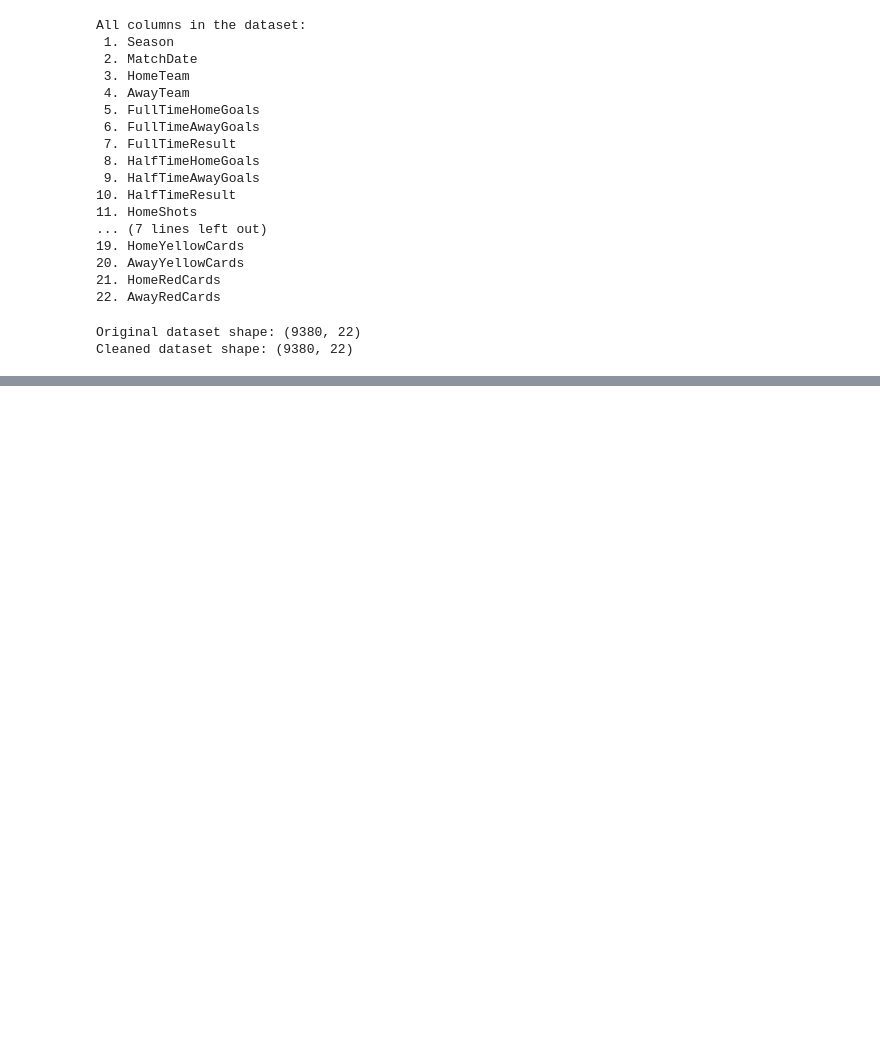
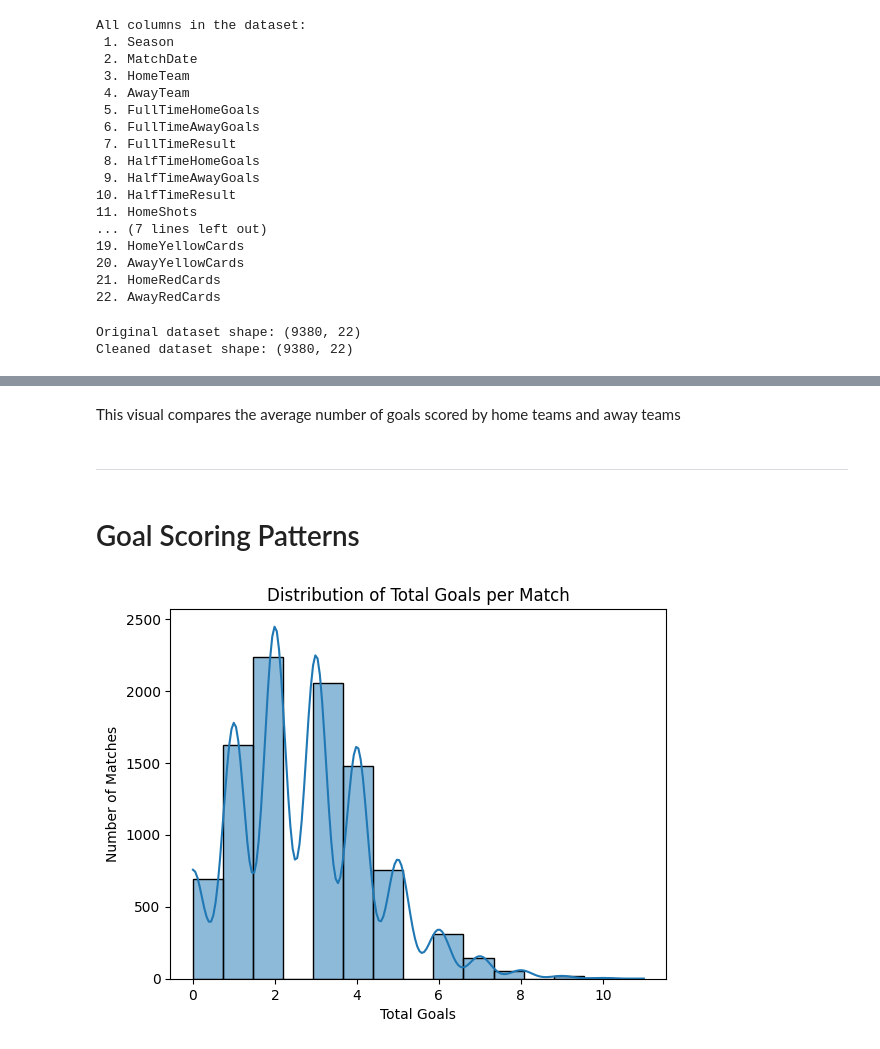
Before and after one commit to AjayChohan1/english-premier-league-capstone-project, a Jupyter notebook: jupyter_notebooks/epl_analysis.ipynb, the cells around one changed output, grey strips where cells are left out. Cells and saved outputs as stored; diff of their text form; code cells hidden in the pictures; blank space fills up the shorter version.

```diff
--- a/jupyter_notebooks/epl_analysis.ipynb
+++ b/jupyter_notebooks/epl_analysis.ipynb
@@ -320,0 +433,14 @@ df = df.dropna()
+# %% [markdown]
+This visual compares the average number of goals scored by home teams and away teams
+# %% [markdown]
+---
+# %% [markdown]
+# Goal Scoring Patterns
+# %%
+sns.histplot(df['Total_Goals'], bins=15, kde=True)
+plt.title('Distribution of Total Goals per Match')
+plt.xlabel('Total Goals')
+plt.ylabel('Number of Matches')
+plt.show()
+# %% [output]
+[figure, added]
```
Also changed, not shown: parts of 34 cells of this notebook, 1 other file.
